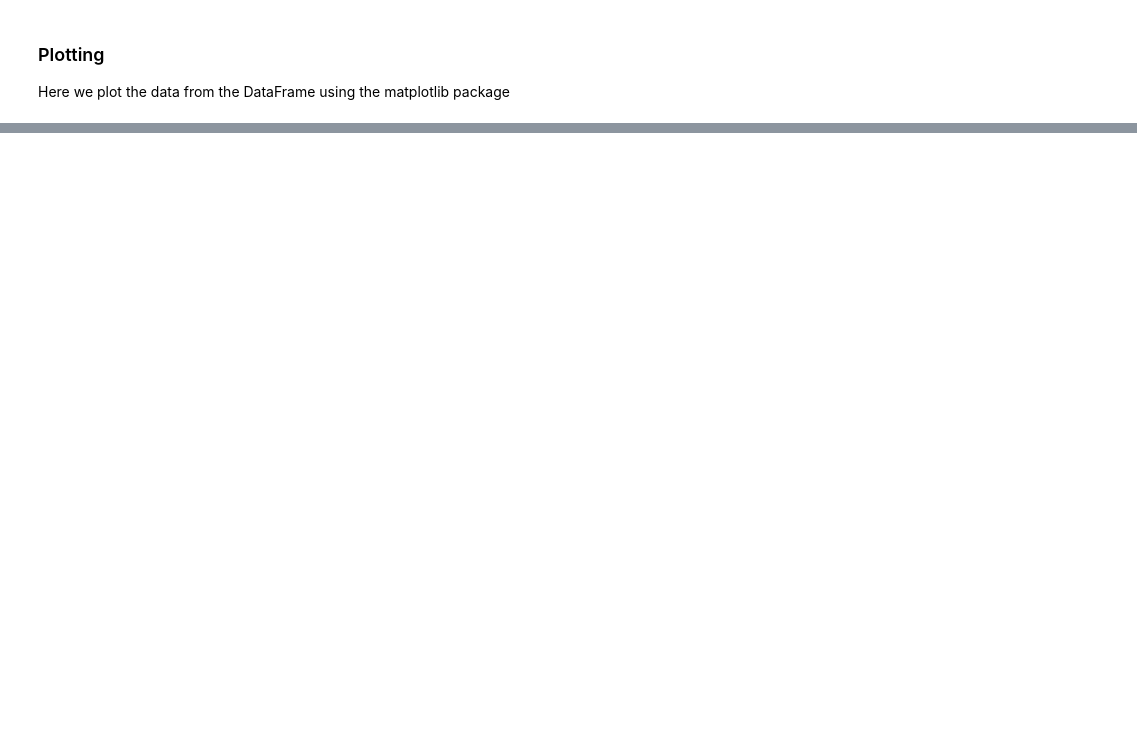
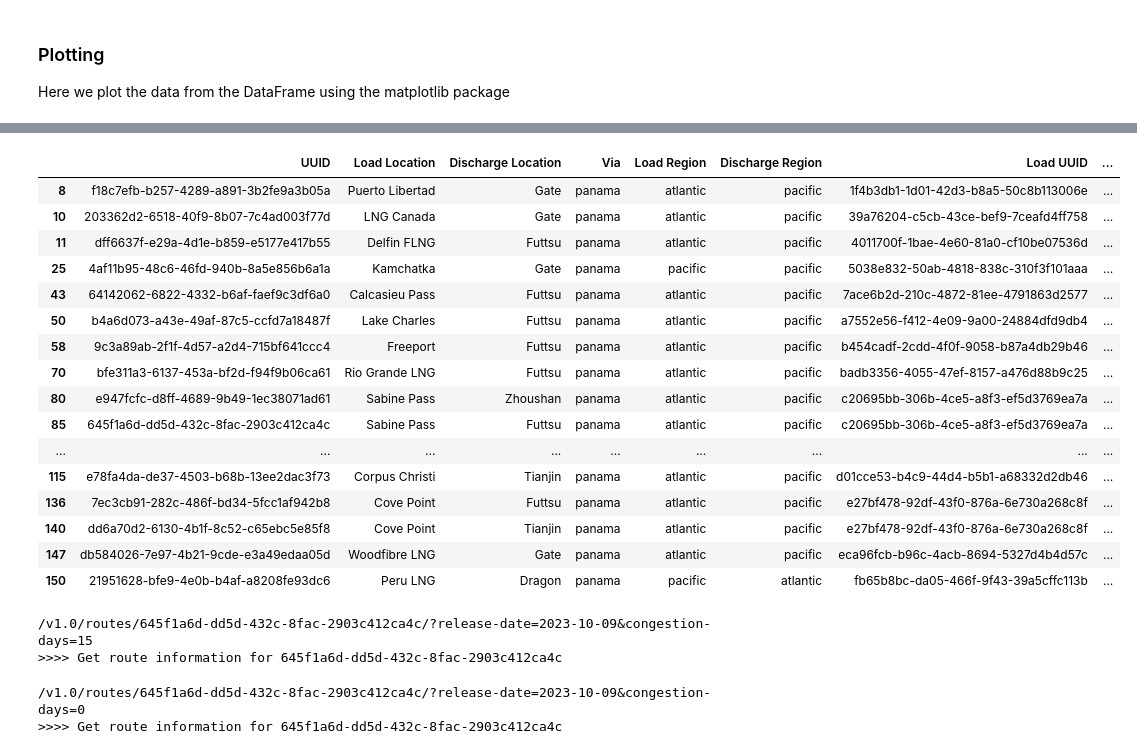
Before and after one commit to spark-commodities/api-code-samples, a Jupyter notebook: jupyter_notebooks/spark_api_freight_routes_example.ipynb, the cells around one changed output, grey strips where cells are left out. Cells and saved outputs as stored; diff of their text form; code cells hidden in the pictures; blank space fills up the shorter version.

```diff
--- a/jupyter_notebooks/spark_api_freight_routes_example.ipynb
+++ b/jupyter_notebooks/spark_api_freight_routes_example.ipynb
@@ -557,0 +578,45 @@ Text(0, 0.5, 'Cost in USD')
+# %%
+# First, check which routes go via the Panama canal
+
+route_df[route_df['Via']=='panama']
+# %% [output]
+|  | UUID | Load Location | Discharge Location | Via | Load Region | Discharge Region | Load UUID | ... |
+| 8 | f18c7efb-b257-4289-a891-3b2fe9a3b05a | Puerto Libertad | Gate | panama | atlantic | pacific | 1f4b3db1-1d01-42d3-b8a5-50c8b113006e | ... |
+| 10 | 203362d2-6518-40f9-8b07-7c4ad003f77d | LNG Canada | Gate | panama | atlantic | pacific | 39a76204-c5cb-43ce-bef9-7ceafd4ff758 | ... |
+| 11 | dff6637f-e29a-4d1e-b859-e5177e417b55 | Delfin FLNG | Futtsu | panama | atlantic | pacific | 4011700f-1bae-4e60-81a0-cf10be07536d | ... |
+| 25 | 4af11b95-48c6-46fd-940b-8a5e856b6a1a | Kamchatka | Gate | panama | pacific | pacific | 5038e832-50ab-4818-838c-310f3f101aaa | ... |
+| 43 | 64142062-6822-4332-b6af-faef9c3df6a0 | Calcasieu Pass | Futtsu | panama | atlantic | pacific | 7ace6b2d-210c-4872-81ee-4791863d2577 | ... |
+| 50 | b4a6d073-a43e-49af-87c5-ccfd7a18487f | Lake Charles | Futtsu | panama | atlantic | pacific | a7552e56-f412-4e09-9a00-24884dfd9db4 | ... |
+| 58 | 9c3a89ab-2f1f-4d57-a2d4-715bf641ccc4 | Freeport | Futtsu | panama | atlantic | pacific | b454cadf-2cdd-4f0f-9058-b87a4db29b46 | ... |
+| 70 | bfe311a3-6137-453a-bf2d-f94f9b06ca61 | Rio Grande LNG | Futtsu | panama | atlantic | pacific | badb3356-4055-47ef-8157-a476d88b9c25 | ... |
+| 80 | e947fcfc-d8ff-4689-9b49-1ec38071ad61 | Sabine Pass | Zhoushan | panama | atlantic | pacific | c20695bb-306b-4ce5-a8f3-ef5d3769ea7a | ... |
+| 85 | 645f1a6d-dd5d-432c-8fac-2903c412ca4c | Sabine Pass | Futtsu | panama | atlantic | pacific | c20695bb-306b-4ce5-a8f3-ef5d3769ea7a | ... |
+| ... | ... | ... | ... | ... | ... | ... | ... | ... |
+| 115 | e78fa4da-de37-4503-b68b-13ee2dac3f73 | Corpus Christi | Tianjin | panama | atlantic | pacific | d01cce53-b4c9-44d4-b5b1-a68332d2db46 | ... |
+| 136 | 7ec3cb91-282c-486f-bd34-5fcc1af942b8 | Cove Point | Futtsu | panama | atlantic | pacific | e27bf478-92df-43f0-876a-6e730a268c8f | ... |
+| 140 | dd6a70d2-6130-4b1f-8c52-c65ebc5e85f8 | Cove Point | Tianjin | panama | atlantic | pacific | e27bf478-92df-43f0-876a-6e730a268c8f | ... |
+| 147 | db584026-7e97-4b21-9cde-e3a49edaa05d | Woodfibre LNG | Gate | panama | atlantic | pacific | eca96fcb-b96c-4acb-8694-5327d4b4d57c | ... |
+| 150 | 21951628-bfe9-4e0b-b4af-a8208fe93dc6 | Peru LNG | Dragon | panama | pacific | atlantic | fb65b8bc-da05-466f-9f43-39a5cffc113b | ... |
+# %%
+# Specify which route we want to use ('cong_route'),
+# as well as release date ('cong_release')
+# and amount of congestion days (cong_days)
+
+cong_route = routes[85]
+cong_release = reldates[1]
+cong_days = 15
+
+# Fetch the route data with these specifications
+cong_dict = fetch_route_data(access_token, cong_route, release=cong_release, congestion=cong_days)
+# %% [output]
+/v1.0/routes/645f1a6d-dd5d-432c-8fac-2903c412ca4c/?release-date=2023-10-09&congestion-days=15
+>>>> Get route information for 645f1a6d-dd5d-432c-8fac-2903c412ca4c
+# %%
+# Fetching data for the same route but without congestion delays ('nocong_dict'), for comparison
+nocong_dict = fetch_route_data(access_token, cong_route, release=cong_release)
+
+# Save the name of the route
+congroute_name = nocong_dict['name']
+# %% [output]
+/v1.0/routes/645f1a6d-dd5d-432c-8fac-2903c412ca4c/?release-date=2023-10-09&congestion-days=0
+>>>> Get route information for 645f1a6d-dd5d-432c-8fac-2903c412ca4c
```
Also changed, not shown: parts of 14 cells of this notebook, 2 other files.
